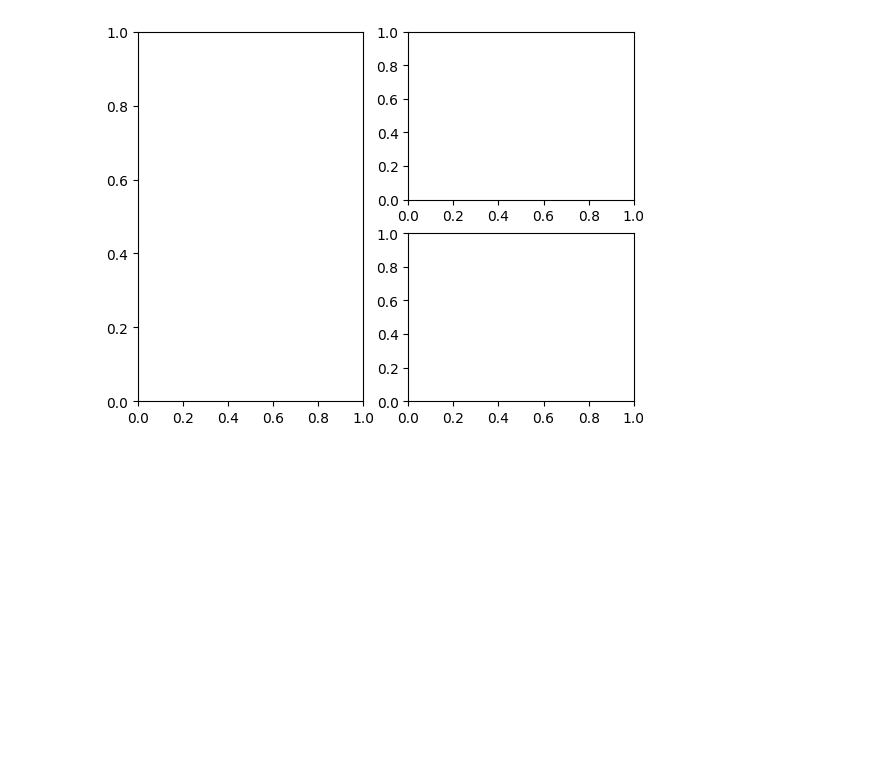
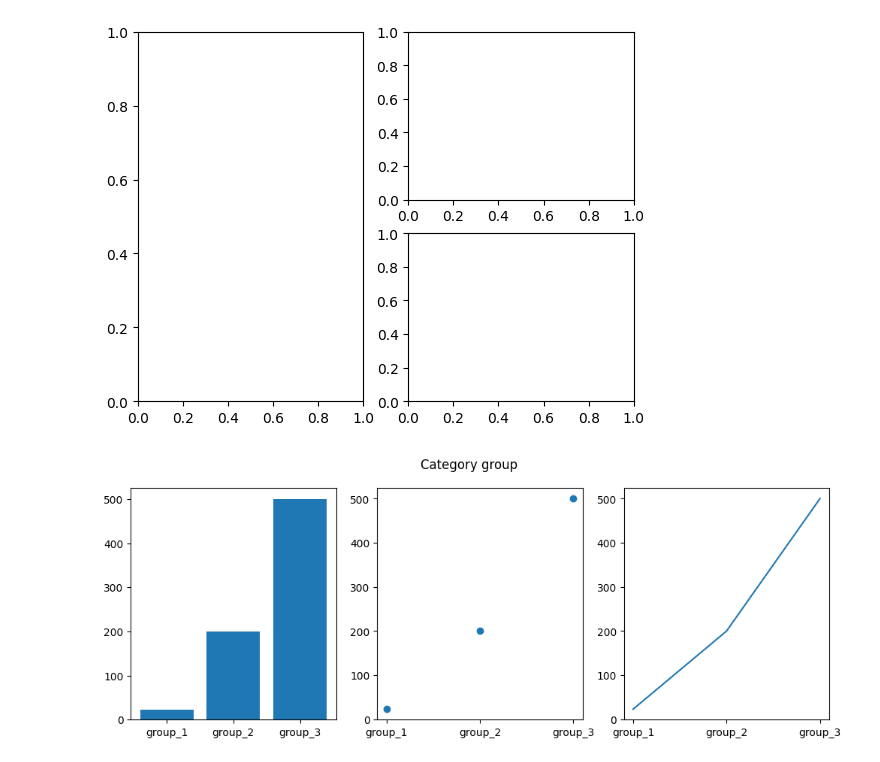
Before and after one commit to Solounod/learning_numpy, a Jupyter notebook: practique_jupyter/matplotlib_basic/basic_function.ipynb, the cells around one changed output. Cells and saved outputs as stored; diff of their text form; code cells hidden in the pictures; blank space fills up the shorter version.

```diff
--- a/practique_jupyter/matplotlib_basic/basic_function.ipynb
+++ b/practique_jupyter/matplotlib_basic/basic_function.ipynb
@@ -54,3 +54,20 @@ fig, axs = plt.subplot_mosaic([['left', 'right_top'],
 [figure]
 [figure]
 [figure]
+# %%
+names_group = ['group_1', 'group_2', 'group_3']
+values = [23, 200, 500]
+
+plt.figure(figsize=(12, 4))
+
+plt.subplot(131)# subplot(nrows, ncols, index, **kwargs)
+plt.bar(names_group, values)
+plt.subplot(132)
+plt.scatter(names_group, values)
+plt.subplot(133)
+plt.plot(names_group, values)
+
+plt.suptitle('Category group')
+plt.show()
+# %% [output]
+[figure, added]
```
Also changed, not shown: parts of 2 cells of this notebook.
